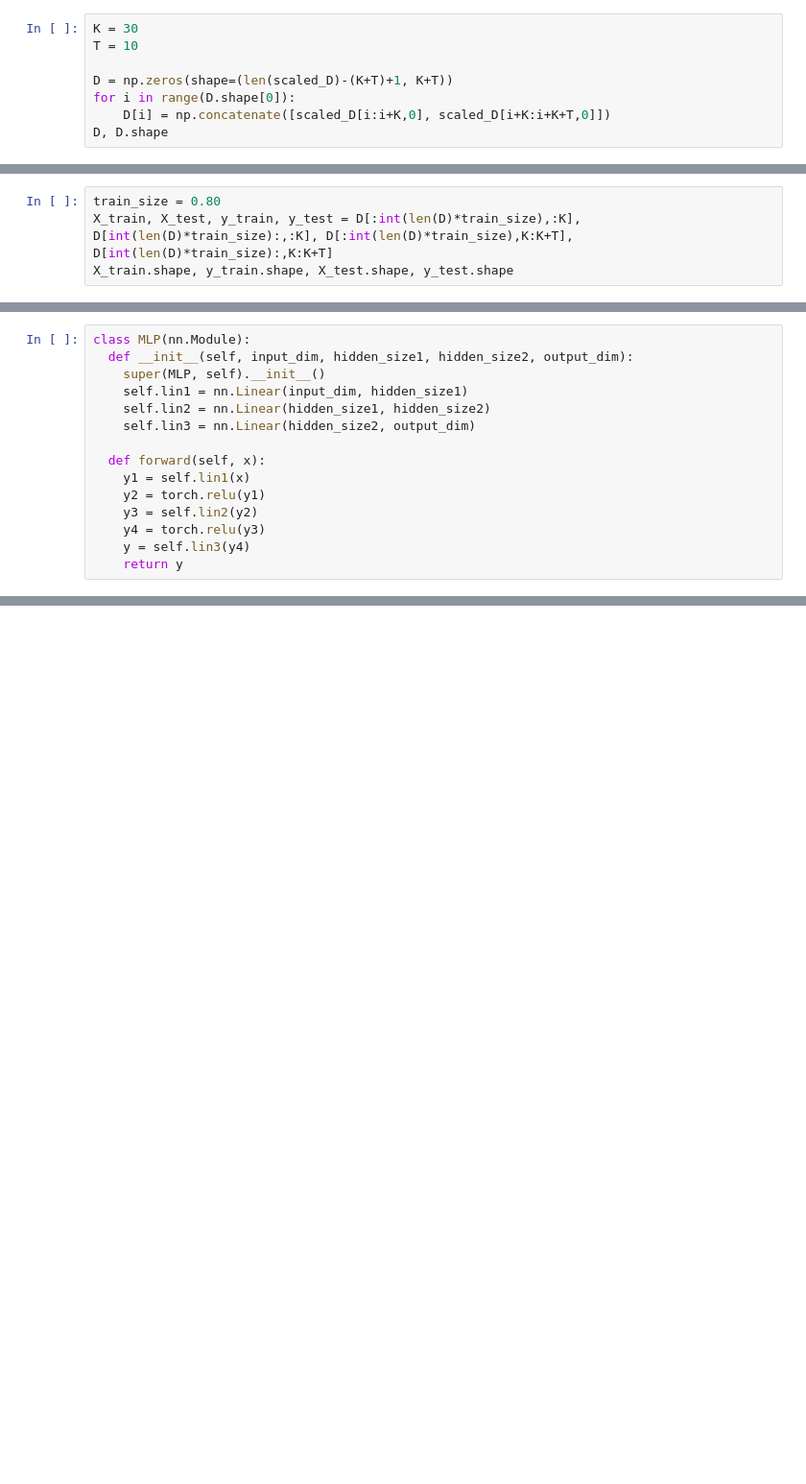
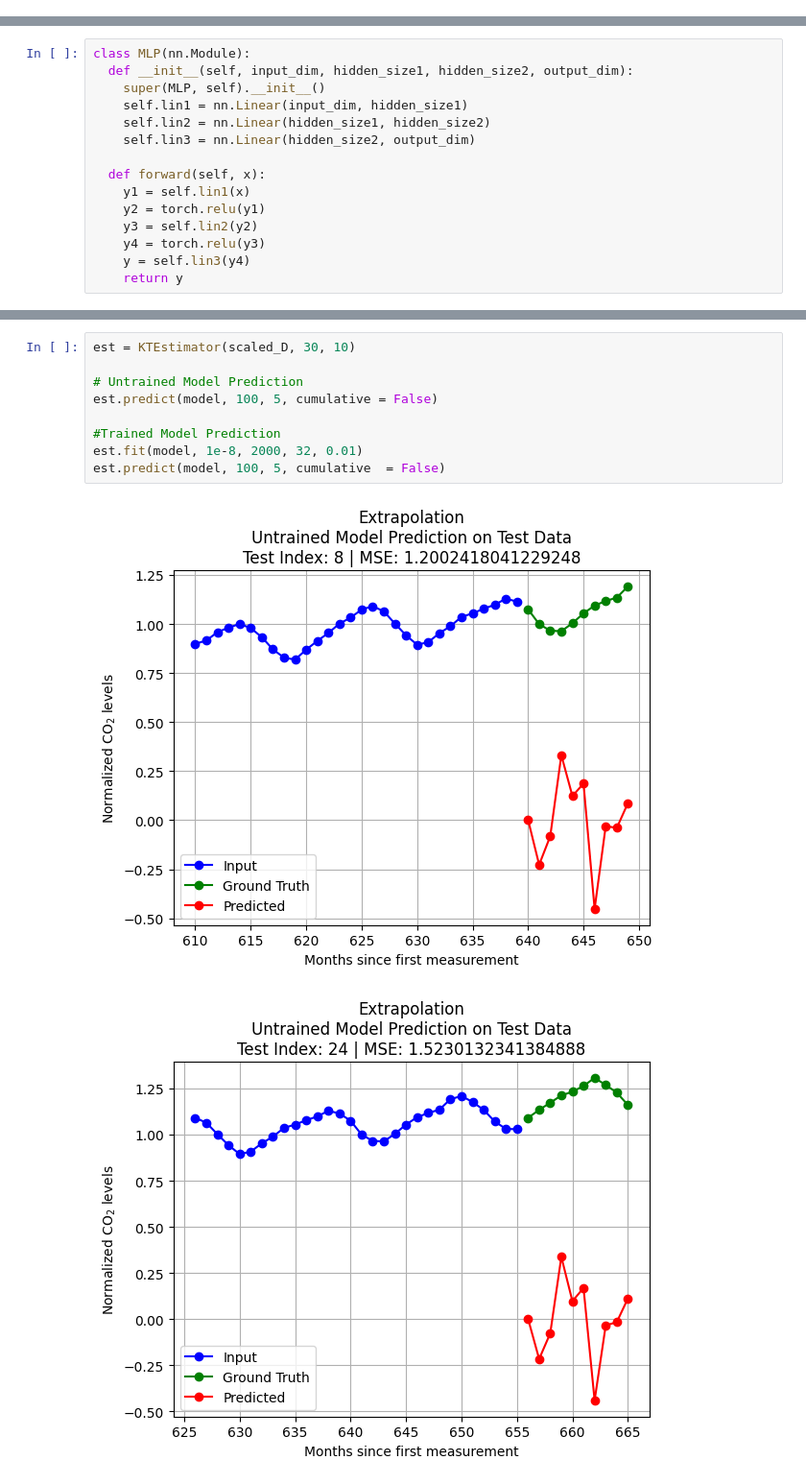
Before and after one commit to Robohrriday/ML_2024_TensionFlow_A3, a Jupyter notebook: Q3_Hrriday/Question3.ipynb, the cells around one changed output, grey strips where cells are left out. Shown at 96% size. Cells and saved outputs as stored; diff of their text form; blank space fills up the shorter version.

Commit message:
Done with KTEstimator(), Need to implement MA and ARMA

```diff
--- a/Q3_Hrriday/Question3.ipynb
+++ b/Q3_Hrriday/Question3.ipynb
@@ -94,11 +95,3 @@ plt.grid()
 plt.show()
 # %% [output]
 [figure]
-# %%
-K = 30
-T = 10
-
-D = np.zeros(shape=(len(scaled_D)-(K+T)+1, K+T))
-for i in range(D.shape[0]):
-    D[i] = np.concatenate([scaled_D[i:i+K,0], scaled_D[i+K:i+K+T,0]])
-D, D.shape
@@ -122,4 +97,0 @@ Train Test Split
-# %%
-train_size = 0.80
-X_train, X_test, y_train, y_test = D[:int(len(D)*train_size),:K], D[int(len(D)*train_size):,:K], D[:int(len(D)*train_size),K:K+T], D[int(len(D)*train_size):,K:K+T]
-X_train.shape, y_train.shape, X_test.shape, y_test.shape
@@ -244,0 +265,12 @@ with torch.no_grad():
+# %%
+est = KTEstimator(scaled_D, 30, 10)
+
+# Untrained Model Prediction
+est.predict(model, 100, 5, cumulative = False)
+
+#Trained Model Prediction
+est.fit(model, 1e-8, 2000, 32, 0.01)
+est.predict(model, 100, 5, cumulative  = False)
+# %% [output]
+[figure, added]
+[figure, added]
```
Also changed, not shown: parts of 22 cells of this notebook, 1 other file.
